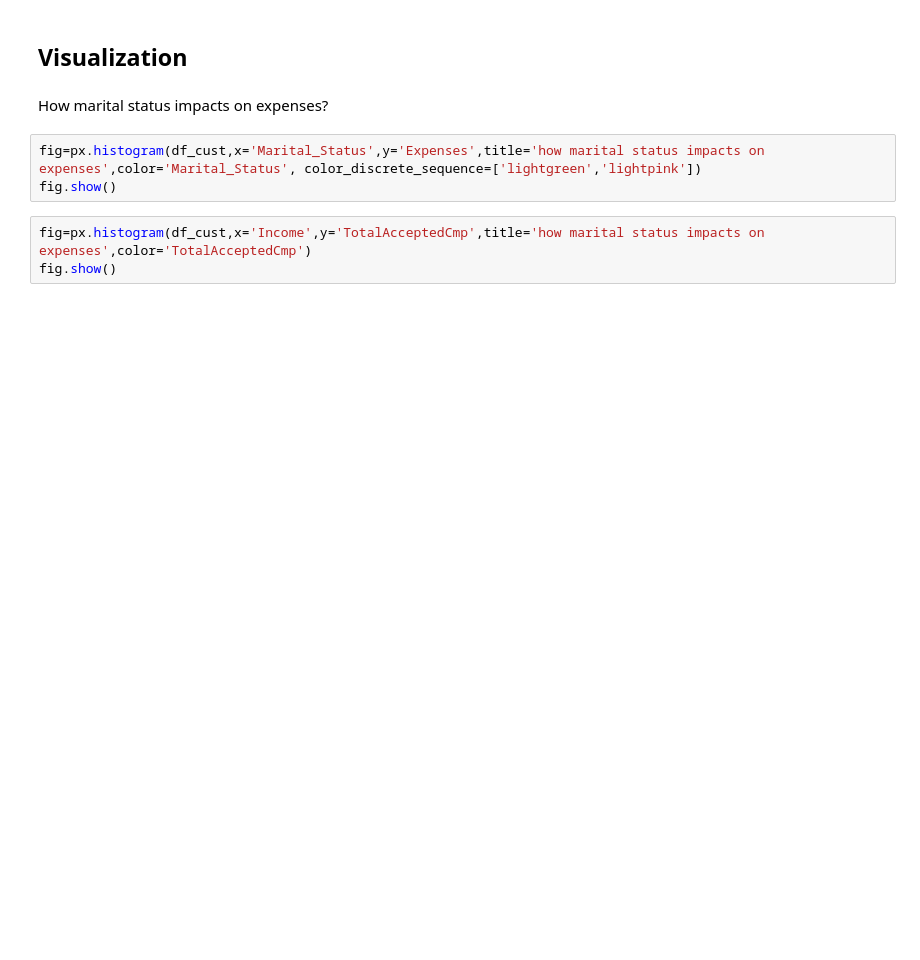
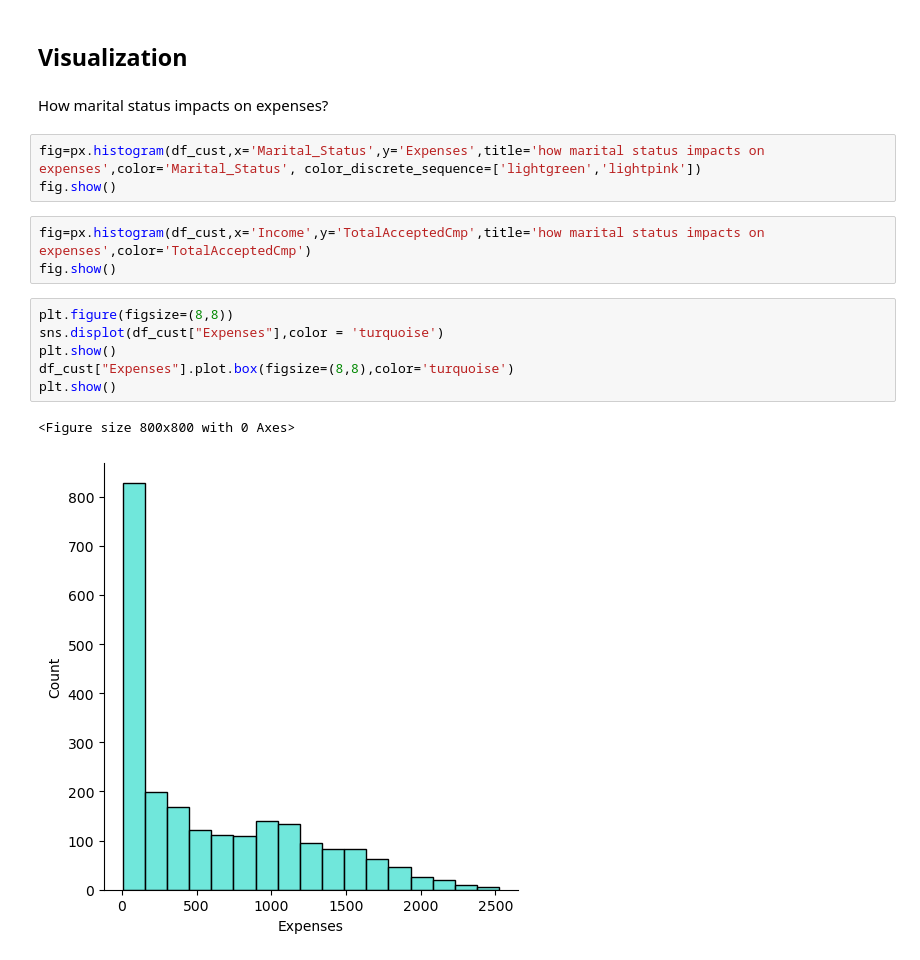
Before and after one commit to camellikna/Team_Project, a Jupyter notebook: src/understandingdata.ipynb, the cells around one changed output. Saved outputs shown, nothing was run; the diff lists cells and outputs as text; blank space fills up the shorter version.

```diff
--- a/src/understandingdata.ipynb
+++ b/src/understandingdata.ipynb
@@ -167,3 +197,12 @@ fig.show()
 # %%
 fig=px.histogram(df_cust,x='Income',y='TotalAcceptedCmp',title='how marital status impacts on expenses',color='TotalAcceptedCmp')
 fig.show()
+# %%
+plt.figure(figsize=(8,8))
+sns.displot(df_cust["Expenses"],color = 'turquoise')
+plt.show()
+df_cust["Expenses"].plot.box(figsize=(8,8),color='turquoise')
+plt.show()
+# %% [output]
+<Figure size 800x800 with 0 Axes>
+[figure, added]
```
Also changed, not shown: parts of 8 cells of this notebook.
